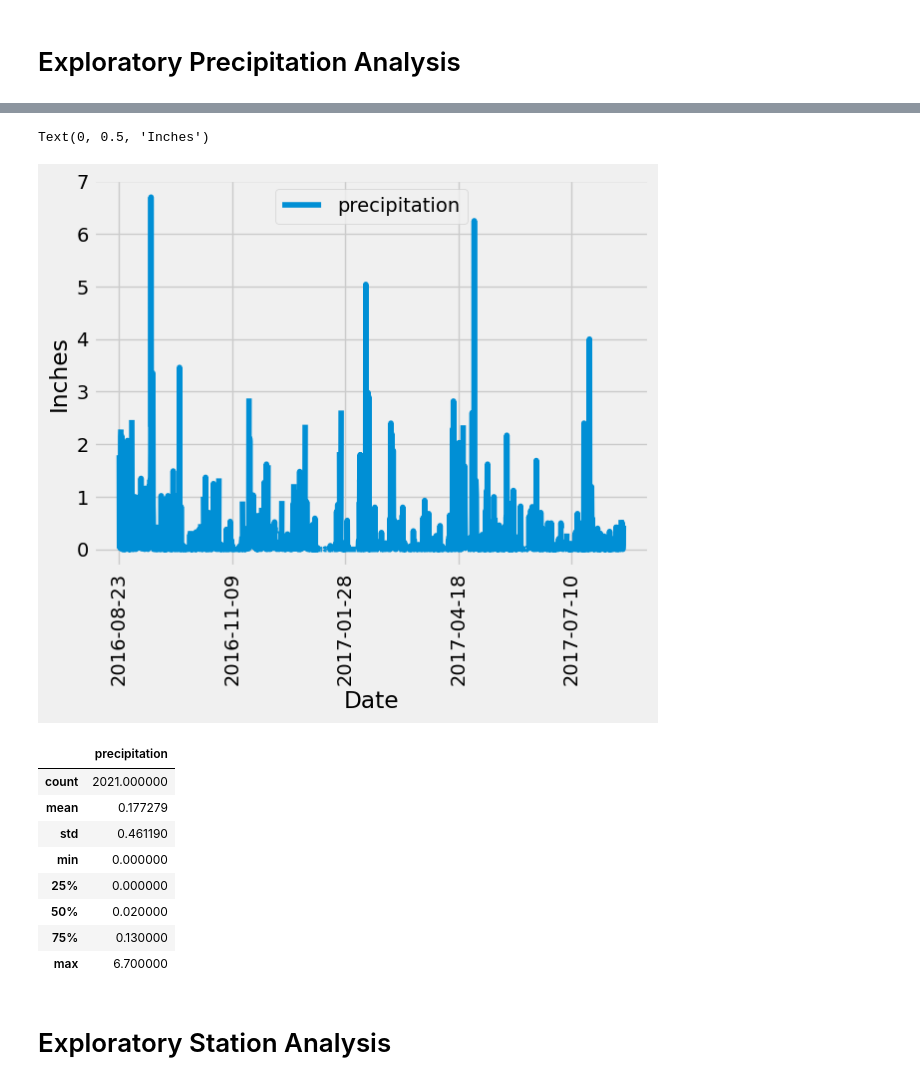
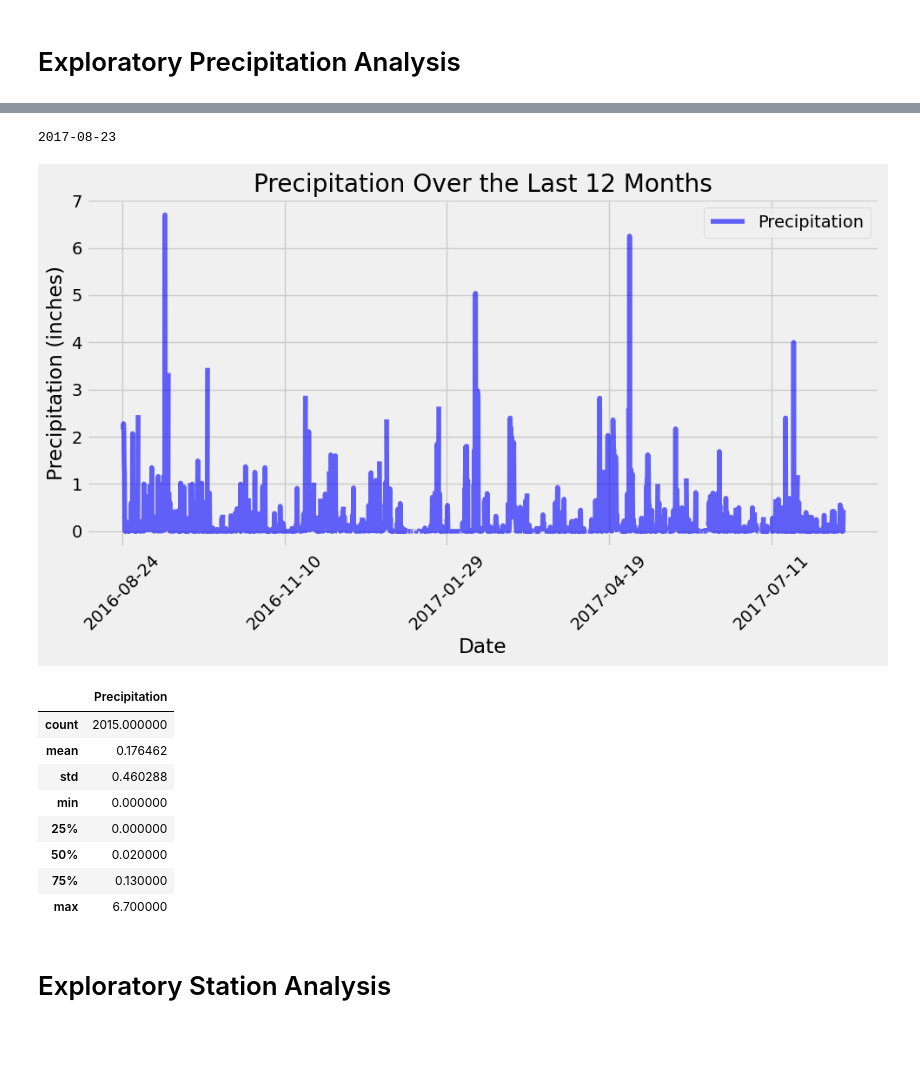
Before and after one commit to nicolercambron/sqlalchemy-challenge, a Jupyter notebook: SurfsUp/climate_starter.ipynb, the cells around one changed output, grey strips where cells are left out. Saved outputs shown, nothing was run; the diff lists cells and outputs as text; code cells hidden in the pictures; blank space fills up the shorter version.

```diff
--- a/SurfsUp/climate_starter.ipynb
+++ b/SurfsUp/climate_starter.ipynb
@@ -31,7 +31,10 @@ print(Base.classes.keys())
 ['station', 'measurement']
 # %%
 # Save references to each table
+measurement = Base.classes.measurement
+station = Base.classes.station
 # %%
 # Create our session (link) from Python to the DB
+session = Session(engine)
 # %% [markdown]
 # Exploratory Precipitation Analysis
@@ -42,30 +41,60 @@ print(Base.classes.keys())
+# %%
+# Find the most recent date in the data set.
+
+# Import necessary functions from SQLAlchemy
+from sqlalchemy import func
+
+# Query the most recent date in the dataset
+most_recent_date = session.query(func.max(measurement.date)).scalar()
+
+# Print the most recent date
+print(f"{most_recent_date}")
+# %% [output]
+2017-08-23
 # %%
 # Design a query to retrieve the last 12 months of precipitation data and plot the results.
-# Starting from the most recent data point in the database.
 
-# Calculate the date one year from the last date in data set.
-
+# Calculate the date one year from the last date in the dataset
+last_date = session.query(func.max(measurement.date)).scalar()
+one_year_ago = dt.datetime.strptime(last_date, '%Y-%m-%d') - dt.timedelta(days=365)
 
 # Perform a query to retrieve the data and precipitation scores
+precipitation_data = session.query(measurement.date, measurement.prcp).\
+    filter(measurement.date >= one_year_ago).all()
 
+# Save the query results as a Pandas DataFrame with column names "Date" and "Precipitation"
+precipitation_df = pd.DataFrame(precipitation_data, columns=['Date', 'Precipitation'])
 
-# Save the query results as a Pandas DataFrame. Explicitly set the column names
+# Sort the DataFrame by date
+precipitation_df = precipitation_df.sort_values(by='Date')
 
+# Set the date as the index for plotting
+precipitation_df.set_index('Date', inplace=True)
 
-# Sort the dataframe by date
+# Plot the data using Pandas' plotting function
+precipitation_df.plot(figsize=(10, 6), title="Precipitation Over the Last 12 Months", color='blue', alpha=0.6)
+plt.xlabel('Date')
+plt.ylabel('Precipitation (inches)')
+plt.xticks(rotation=45)
+plt.tight_layout()
 
-
-# Use Pandas Plotting with Matplotlib to plot the data
+# Show the plot
+plt.show()
 # %% [output]
-Text(0, 0.5, 'Inches')
-[figure, old version]
+[figure, new version]
 # %%
 # Use Pandas to calculate the summary statistics for the precipitation data
+
+# Calculate the summary statistics for the precipitation data
+precipitation_summary = precipitation_df['Precipitation'].describe()
+
+# Display the summary statistics as a table
+precipitation_summary_df
 # %% [output]
-|  | precipitation |
-| count | 2021.000000 |
-| mean | 0.177279 |
-| std | 0.461190 |
+|  | Precipitation |
+| count | 2015.000000 |
+| mean | 0.176462 |
+| std | 0.460288 |
 | min | 0.000000 |
 | 25% | 0.000000 |
 | 50% | 0.020000 |
```
Also changed, not shown: parts of 8 cells of this notebook, 2 other files.
